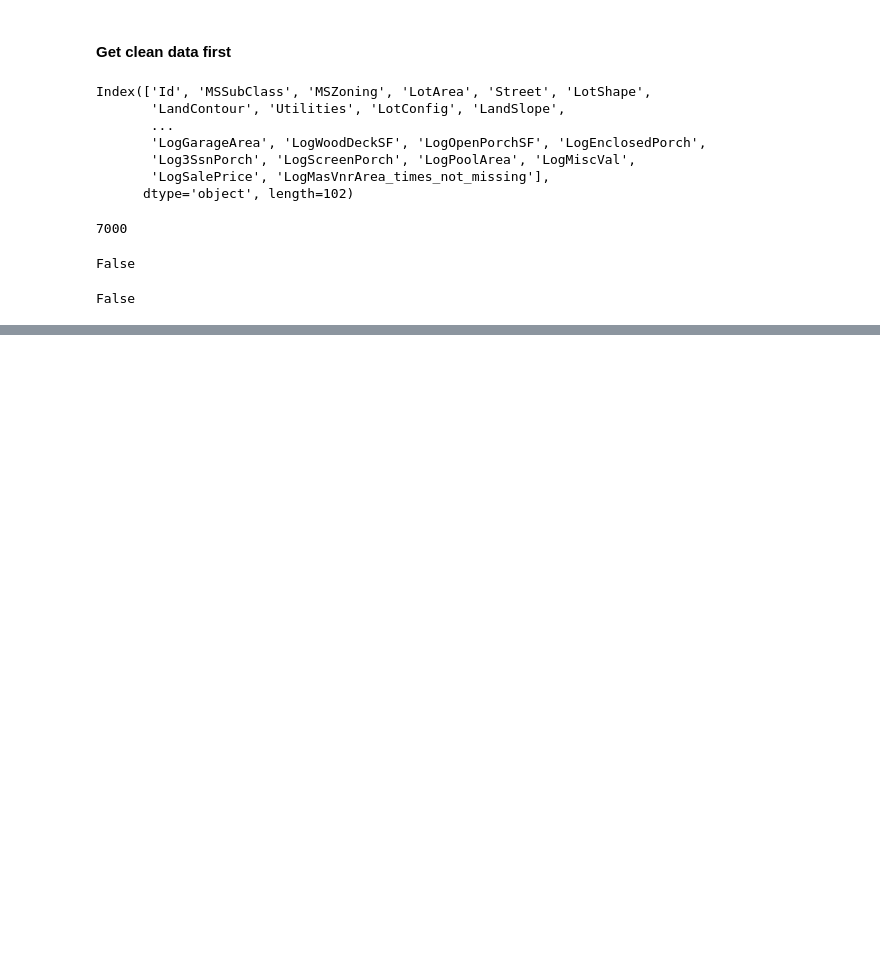
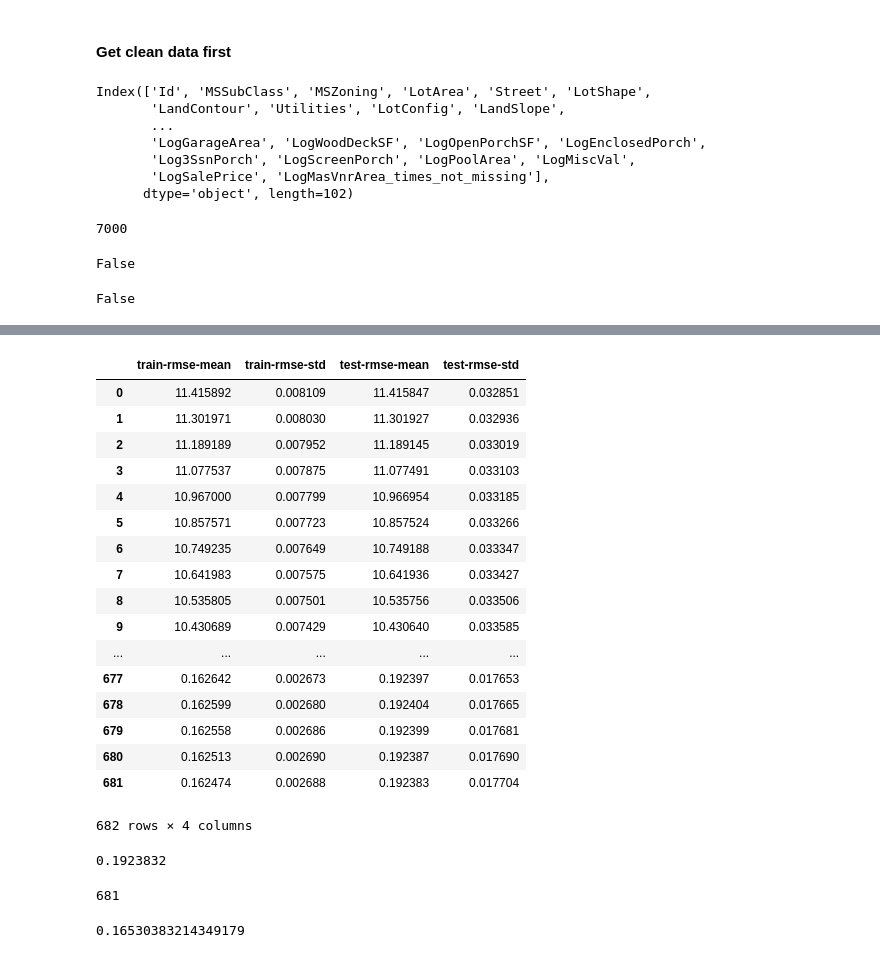
Before and after one commit to babinu-uthup-4JESUS-zz/housing_price_prediction, a Jupyter notebook: second_iteration/gradient_boosting/xgboost_gradient_boosting.ipynb, the cells around one changed output, grey strips where cells are left out. Drawn from its saved outputs; the diff is of its cells as text; code cells hidden in the pictures; blank space fills up the shorter version.

```diff
--- a/second_iteration/gradient_boosting/xgboost_gradient_boosting.ipynb
+++ b/second_iteration/gradient_boosting/xgboost_gradient_boosting.ipynb
@@ -892,0 +162,15 @@ test_data[['Id', 'SalePrice']].to_csv('housing_price_random_forest_predictions.c
+# %%
+X = train_validation_data[all_cols_in_model].values
+Y = train_validation_data[dep_var_col].values
+# %%
+xgb_complete_data = xgb.DMatrix(X, Y, feature_names=all_cols_in_model)
+# %%
+xgb_params = {'eta' : 0.01, 'eval_metric' : 'rmse'}
+# %%
+model_1 = xgb.cv(params=xgb_params,
+                 dtrain=xgb_complete_data,
+                 num_boost_round=1000,
+                 nfold=5,
+                 early_stopping_rounds=5,
+                 callbacks=[xgb.callback.print_evaluation(show_stdv=False),
+                            xgb.callback.early_stop(3)])
@@ -892,0 +195,29 @@ test_data[['Id', 'SalePrice']].to_csv('housing_price_random_forest_predictions.c
+# %%
+model_1
+# %% [output]
+|  | train-rmse-mean | train-rmse-std | test-rmse-mean | test-rmse-std |
+| 0 | 11.415892 | 0.008109 | 11.415847 | 0.032851 |
+| 1 | 11.301971 | 0.008030 | 11.301927 | 0.032936 |
+| 2 | 11.189189 | 0.007952 | 11.189145 | 0.033019 |
+| 3 | 11.077537 | 0.007875 | 11.077491 | 0.033103 |
+| 4 | 10.967000 | 0.007799 | 10.966954 | 0.033185 |
+| 5 | 10.857571 | 0.007723 | 10.857524 | 0.033266 |
+| 6 | 10.749235 | 0.007649 | 10.749188 | 0.033347 |
+| 7 | 10.641983 | 0.007575 | 10.641936 | 0.033427 |
+| 8 | 10.535805 | 0.007501 | 10.535756 | 0.033506 |
+| 9 | 10.430689 | 0.007429 | 10.430640 | 0.033585 |
+| ... | ... | ... | ... | ... |
+| 677 | 0.162642 | 0.002673 | 0.192397 | 0.017653 |
+| 678 | 0.162599 | 0.002680 | 0.192404 | 0.017665 |
+| 679 | 0.162558 | 0.002686 | 0.192399 | 0.017681 |
+| 680 | 0.162513 | 0.002690 | 0.192387 | 0.017690 |
+| 681 | 0.162474 | 0.002688 | 0.192383 | 0.017704 |
+682 rows × 4 columns
+# %%
+model_1[model_1['test-rmse-mean'] == model_1['test-rmse-mean'].min()]['test-rmse-mean'].values[0]
+# %% [output]
+0.1923832
+# %%
+model_1[model_1['test-rmse-mean'] == model_1['test-rmse-mean'].min()].index[0]
+# %% [output]
+681
@@ -892,0 +231,4 @@ test_data[['Id', 'SalePrice']].to_csv('housing_price_random_forest_predictions.c
+# %%
+evaluate_model_score_given_predictions(Y, train_predictions)
+# %% [output]
+0.16530383214349179
```
Also changed, not shown: parts of 329 cells of this notebook, 3 other files.
